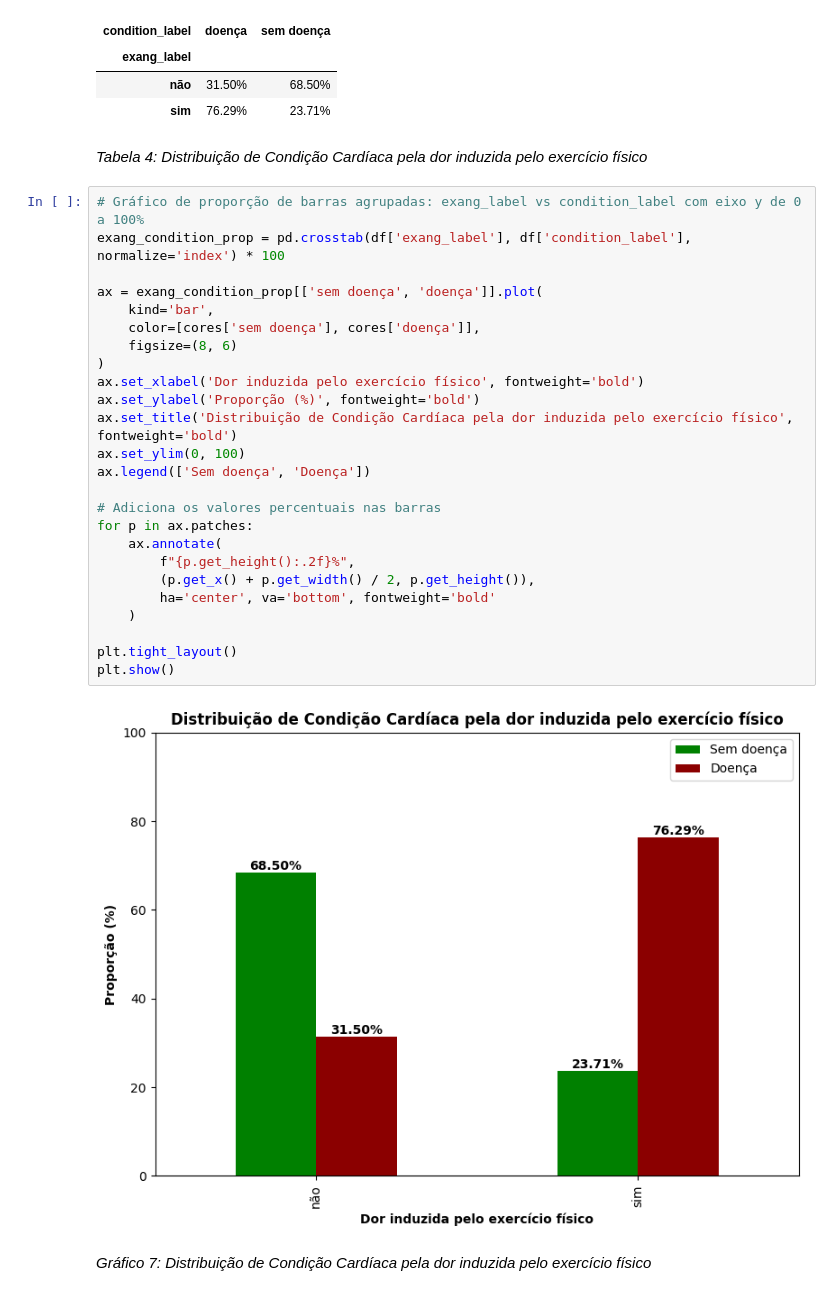
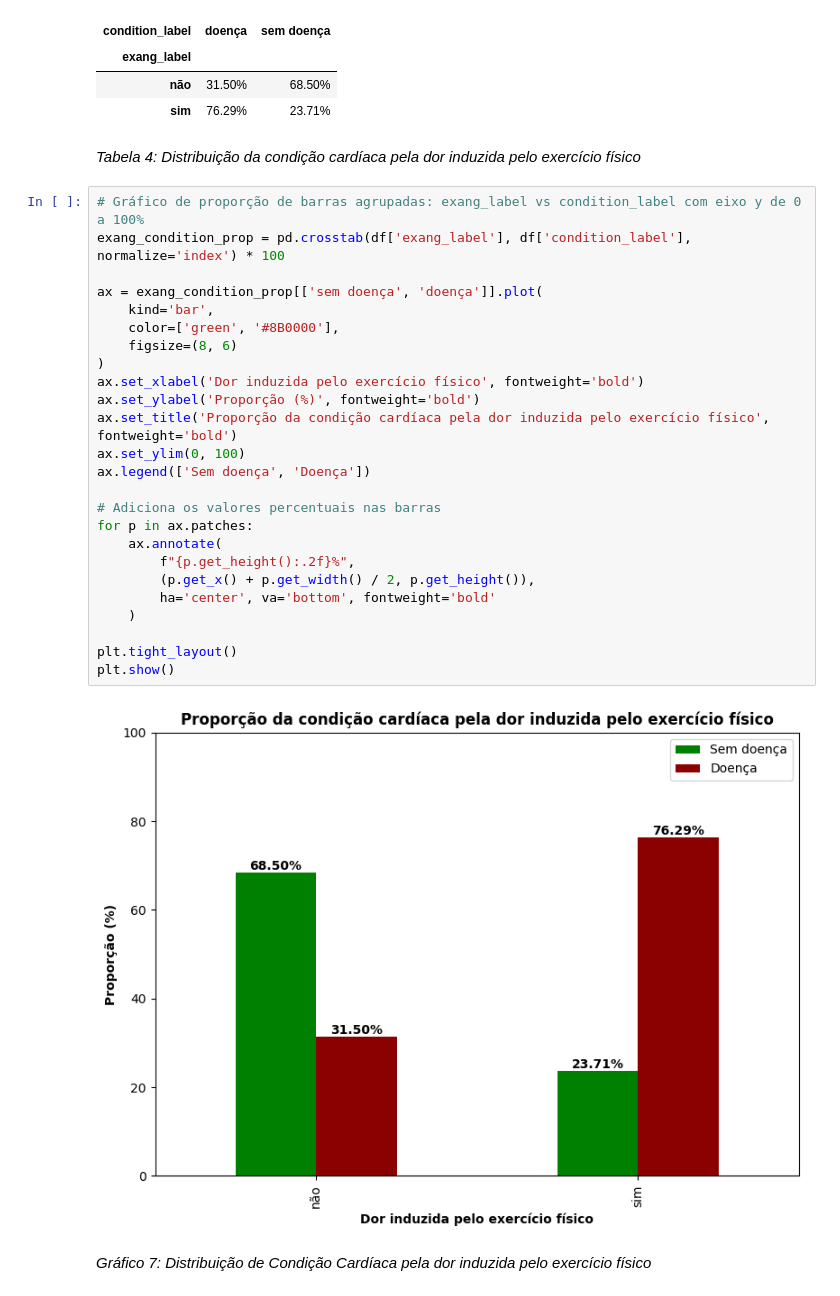
Before and after one commit to luiscpl/PUC_MVP, a Jupyter notebook: MVP_LUIS_CLAUDIO.ipynb, the cells around one changed output. Drawn from its saved outputs; the diff is of its cells as text.

```diff
--- a/MVP_LUIS_CLAUDIO.ipynb
+++ b/MVP_LUIS_CLAUDIO.ipynb
@@ -531,34 +531,34 @@ Tabela de proporções por linha (%):
 | não | 31.50% | 68.50% |
 | sim | 76.29% | 23.71% |
 # %% [markdown]
-*Tabela 4: Distribuição de Condição Cardíaca pela dor induzida pelo exercício físico*
+*Tabela 4: Distribuição da condição cardíaca pela dor induzida pelo exercício físico*
 # %%
 # Gráfico de proporção de barras agrupadas: exang_label vs condition_label com eixo y de 0 a 100%
 exang_condition_prop = pd.crosstab(df['exang_label'], df['condition_label'], normalize='index') * 100
 
 ax = exang_condition_prop[['sem doença', 'doença']].plot(
     kind='bar',
-    color=[cores['sem doença'], cores['doença']],
+    color=['green', '#8B0000'],
     figsize=(8, 6)
 )
 ax.set_xlabel('Dor induzida pelo exercício físico', fontweight='bold')
 ax.set_ylabel('Proporção (%)', fontweight='bold')
-ax.set_title('Distribuição de Condição Cardíaca pela dor induzida pelo exercício físico', fontweight='bold')
+ax.set_title('Proporção da condição cardíaca pela dor induzida pelo exercício físico', fontweight='bold')
 ax.set_ylim(0, 100)
 ax.legend(['Sem doença', 'Doença'])
 
 # Adiciona os valores percentuais nas barras
 for p in ax.patches:
     ax.annotate(
         f"{p.get_height():.2f}%",
         (p.get_x() + p.get_width() / 2, p.get_height()),
         ha='center', va='bottom', fontweight='bold'
     )
 
 plt.tight_layout()
 plt.show()
 # %% [output]
-[figure, old version]
+[figure, new version]
 # %% [markdown]
 *Gráfico 7: Distribuição de Condição Cardíaca pela dor induzida pelo exercício físico*
 # %% [markdown]
```
Also changed, not shown: parts of 7 cells of this notebook.
